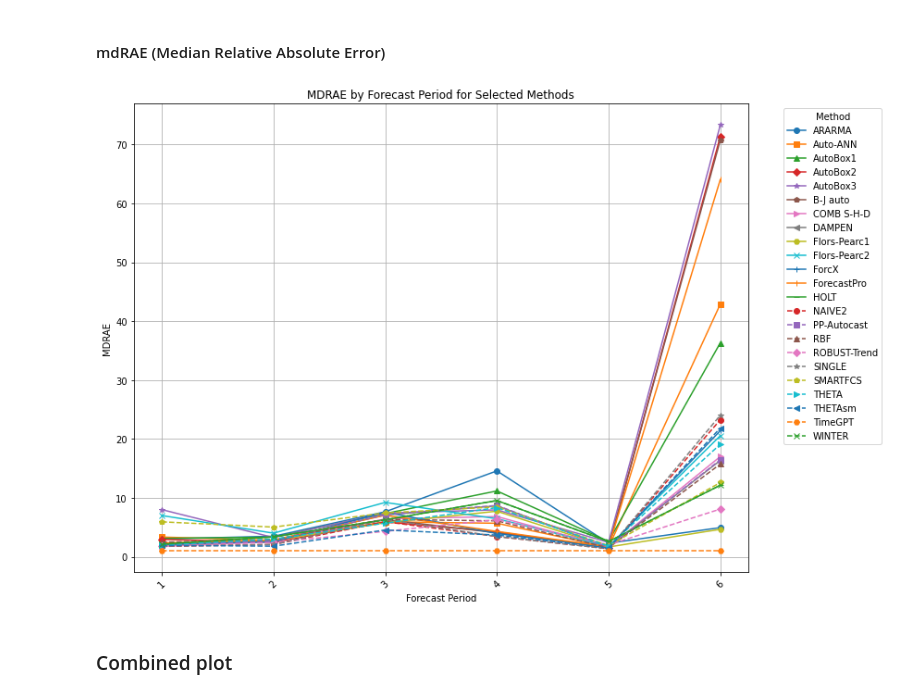
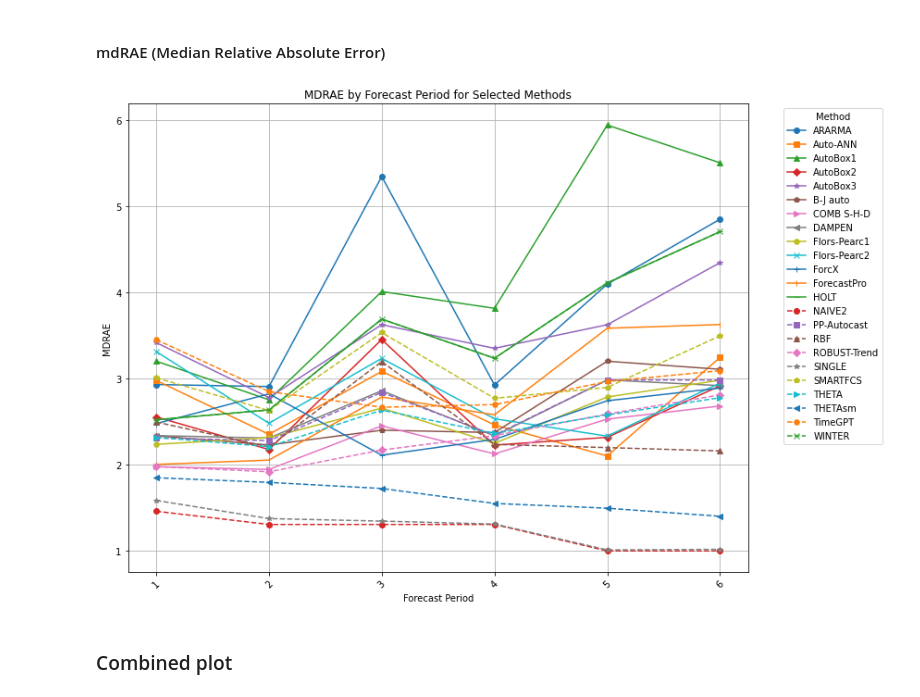
Before and after one commit to tom-alten/OutsmartingTime, a Jupyter notebook: M-Competitions/M3-Competition/Year/M3_Yearly_eval.ipynb, the cells around one changed output. Saved outputs shown, nothing was run; the diff lists cells and outputs as text; code cells hidden in the pictures.

Commit message:
Added data files

```diff
--- a/M-Competitions/M3-Competition/Year/M3_Yearly_eval.ipynb
+++ b/M-Competitions/M3-Competition/Year/M3_Yearly_eval.ipynb
@@ -167,2 +137,0 @@ results_df = pd.DataFrame(results)
-# %%
-results_df.reset_index(inplace = True, drop = True)
@@ -220,0 +156,4 @@ full_results_df.reset_index(inplace = True, drop = True)
+# %%
+# Näive2 is used as the benchmark for calculating the MdRAE
+benchmark = updated_df.loc[updated_df['Method'] == 'NAIVE2'].copy()
+benchmark
@@ -220,0 +174,37 @@ full_results_df.reset_index(inplace = True, drop = True)
+# %%
+# Calculate the sMAPE, sMDAPE, RMSE and MdRAE for each series, category, method and forecast period
+full_results = []
+for (series, category, method, period), group in updated_df.groupby(['Series', 'Category', 'Method', 'ForecastPeriod']):
+    actual = np.array(group['Actual'].values)
+    forecast = np.array(group['Forecast'].values)
+
+    smape_value = smape(actual, forecast)
+    smdape_val = smdape(actual, forecast)
+    rmse_val = rmse(actual, forecast)
+
+    benchmark_group = benchmark[(benchmark['Series'] == series) & (benchmark['ForecastPeriod'] == period)]
+    benchmark_forecast = np.array(benchmark_group['Forecast'].values)
+
+    # Calculate MDRAE using the benchmark forecast
+    # If the benchmark forecast is 0, the MDRAE is set to 100
+    # Perhaps not the best solution, but does ensure no absurd values and imporves readability and plotting
+    # Main thing about MdRAE is that if it is greater than 1 the forecast is worse than the benchmark
+    if actual == benchmark_forecast:
+        mdrae_val = 100
+    else:
+        mdrae_val = mdrae(actual, forecast, benchmark_forecast)
+
+    full_results.append({
+        'Series': series,
+        'Category': category,
+        'Method': method,
+        'ForecastPeriod': period,
+        'sMAPE': smape_value,
+        'sMDAPE': smdape_val,
+        'MDRAE': mdrae_val,
+        'RMSE': rmse_val
+    })
+
+full_results_df = pd.DataFrame(full_results)
+
+full_results_df.reset_index(inplace = True, drop = True)
@@ -342,34 +345,35 @@ methods = full_results_df['Method'].unique().tolist()
 # Filter the DataFrame to only include the specified methods
 filtered_df = full_results_df[results_df['Method'].isin(methods)]
 # Group by 'ForecastPeriod' and 'Method' and calculate the mean 'sMAPE'
 agg_df = filtered_df.groupby(['ForecastPeriod', 'Method'])['MDRAE'].mean().reset_index()
 
 # Pivot the aggregated DataFrame
 pivot_df = agg_df.pivot(index='ForecastPeriod', columns='Method', values='MDRAE')
 # Define a list of markers and line styles
 markers = ['o', 's', '^', 'D', '*', 'p', '>', '<', 'H', 'x', '+', '|', '_']
 line_styles = ['-', '--', '-.', ':']
 
 # Create a cycle of line styles and markers
 style_cycler = cycle([(line_style, marker) for line_style in line_styles for marker in markers])
 
 # Plotting with different line styles and markers
 plt.figure(figsize=(12, 8))
 
 for method, style in zip(pivot_df.columns, style_cycler):
     line_style, marker = style
     plt.plot(pivot_df.index, pivot_df[method], label=method, linestyle=line_style, marker=marker)
 
 plt.xlabel('Forecast Period')
 plt.ylabel('MDRAE')
 plt.title('MDRAE by Forecast Period for Selected Methods')
 plt.legend(title='Method', bbox_to_anchor=(1.05, 1), loc='upper left')
 plt.xticks(rotation=45)
 plt.tight_layout()
+plt.ticklabel_format(useOffset=False, style='plain')
 plt.grid(True)
 plt.show()
 # %% [output]
-[figure, old version]
+[figure, new version]
 # %% [markdown]
 ### Combined plot
 # %%
```
Also changed, not shown: parts of 13 cells of this notebook, 14 other files.
